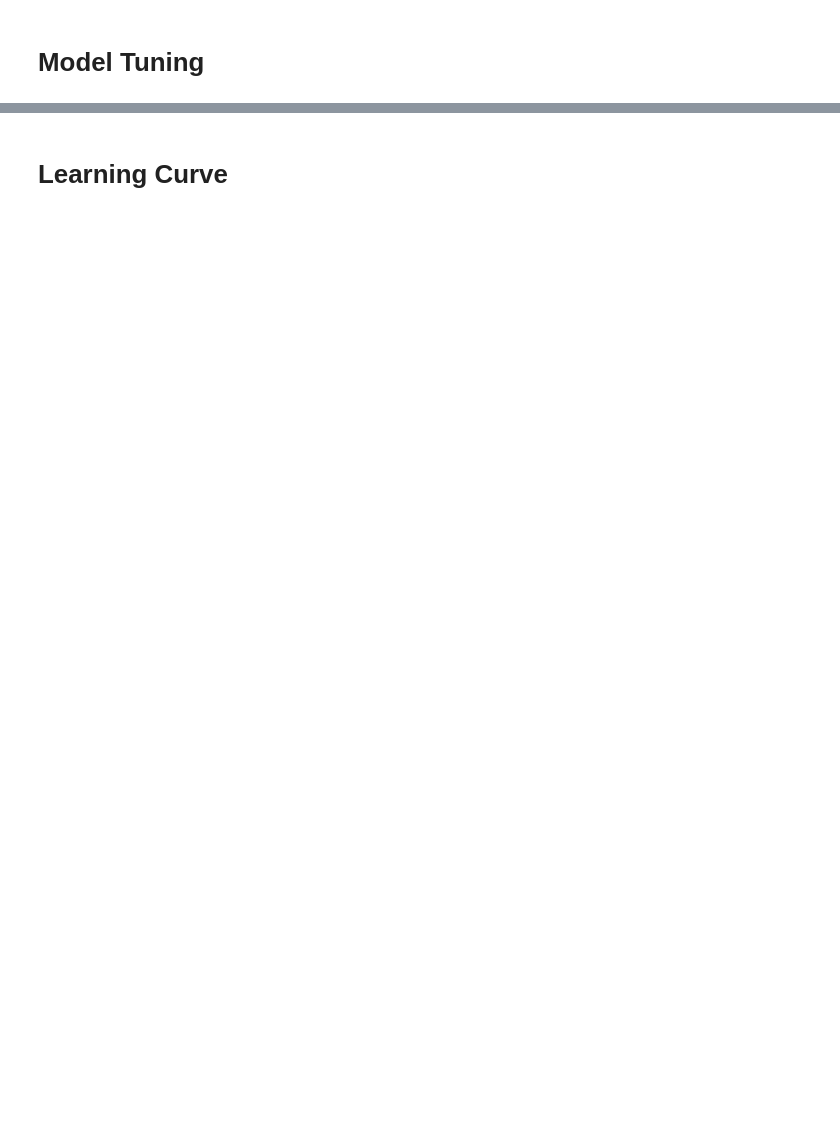
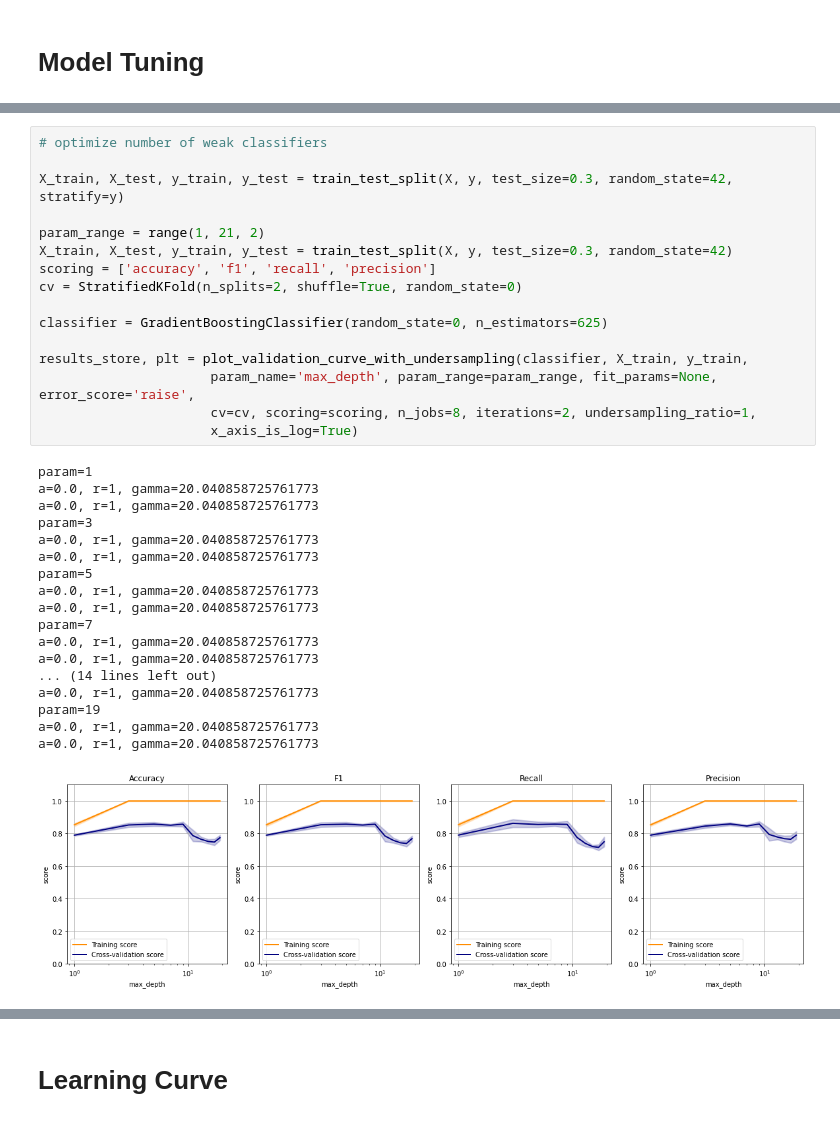
Before and after one commit to jayhtian/cs7641, a Jupyter notebook: supervised_learning/poland_boosting.ipynb, the cells around one changed output, grey strips where cells are left out. Drawn from its saved outputs; the diff is of its cells as text; blank space fills up the shorter version.

```diff
--- a/supervised_learning/poland_boosting.ipynb
+++ b/supervised_learning/poland_boosting.ipynb
@@ -158,0 +187,35 @@ train_scores, test_scores = plot_validation_curve(classifier, X_train, y_train,
+# %%
+# optimize number of weak classifiers
+
+X_train, X_test, y_train, y_test = train_test_split(X, y, test_size=0.3, random_state=42, stratify=y)
+
+param_range = range(1, 21, 2)
+X_train, X_test, y_train, y_test = train_test_split(X, y, test_size=0.3, random_state=42)
+scoring = ['accuracy', 'f1', 'recall', 'precision']
+cv = StratifiedKFold(n_splits=2, shuffle=True, random_state=0)
+
+classifier = GradientBoostingClassifier(random_state=0, n_estimators=625)
+
+results_store, plt = plot_validation_curve_with_undersampling(classifier, X_train, y_train,
+                      param_name='max_depth', param_range=param_range, fit_params=None, error_score='raise',
+                      cv=cv, scoring=scoring, n_jobs=8, iterations=2, undersampling_ratio=1,
+                      x_axis_is_log=True)
+# %% [output]
+param=1
+a=0.0, r=1, gamma=20.040858725761773
+a=0.0, r=1, gamma=20.040858725761773
+param=3
+a=0.0, r=1, gamma=20.040858725761773
+a=0.0, r=1, gamma=20.040858725761773
+param=5
+a=0.0, r=1, gamma=20.040858725761773
+a=0.0, r=1, gamma=20.040858725761773
+param=7
+a=0.0, r=1, gamma=20.040858725761773
+a=0.0, r=1, gamma=20.040858725761773
+... (14 lines left out)
+a=0.0, r=1, gamma=20.040858725761773
+param=19
+a=0.0, r=1, gamma=20.040858725761773
+a=0.0, r=1, gamma=20.040858725761773
+[figure, added]
```
Also changed, not shown: parts of 19 cells of this notebook, 44 other files.
